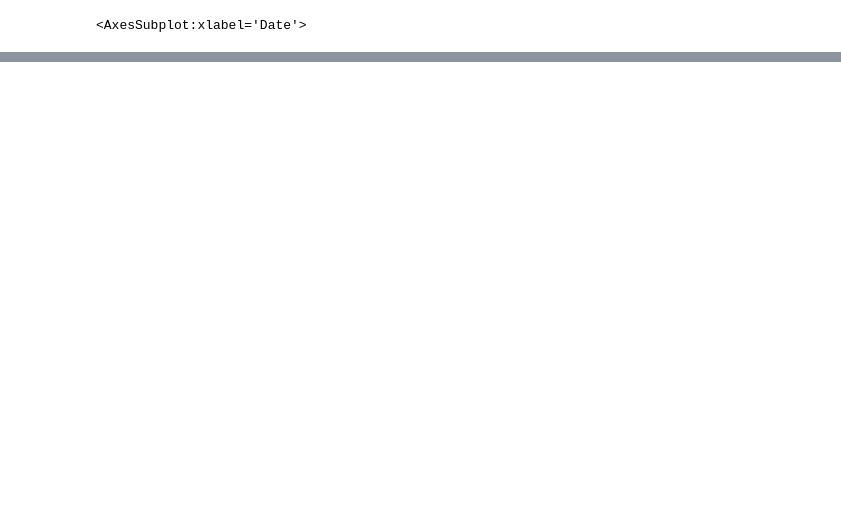
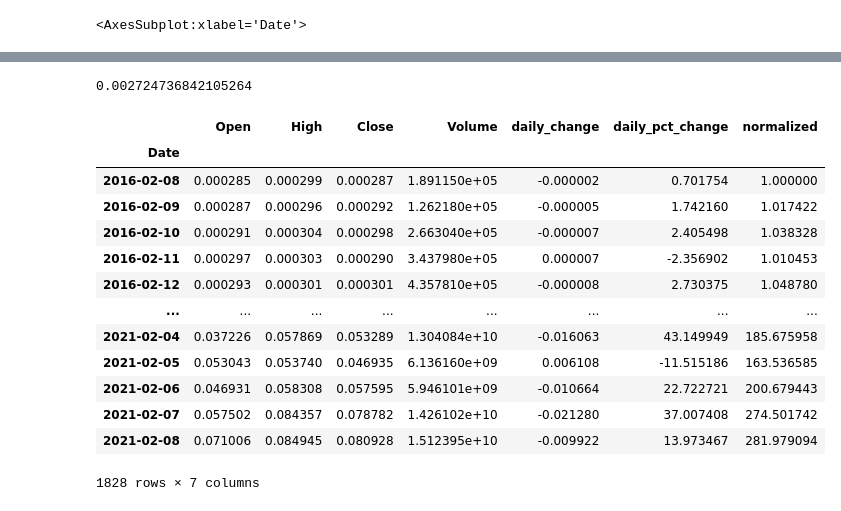
Before and after one commit to george887/IEX_API, a Jupyter notebook: Doge.ipynb, the cells around one changed output, grey strips where cells are left out. Cells and saved outputs as stored; diff of their text form; code cells hidden in the pictures; blank space fills up the shorter version.

```diff
--- a/Doge.ipynb
+++ b/Doge.ipynb
@@ -244,0 +330,21 @@ fig2.savefig('plot.png')
+# %%
+df["Close"].mean()
+# %% [output]
+0.002724736842105264
+# %%
+df.drop(['Low','Adj Close'], axis=1)
+# %% [output]
+|  | Open | High | Close | Volume | daily_change | daily_pct_change | normalized |
+| Date |  |  |  |  |  |  |  |
+| 2016-02-08 | 0.000285 | 0.000299 | 0.000287 | 1.891150e+05 | -0.000002 | 0.701754 | 1.000000 |
+| 2016-02-09 | 0.000287 | 0.000296 | 0.000292 | 1.262180e+05 | -0.000005 | 1.742160 | 1.017422 |
+| 2016-02-10 | 0.000291 | 0.000304 | 0.000298 | 2.663040e+05 | -0.000007 | 2.405498 | 1.038328 |
+| 2016-02-11 | 0.000297 | 0.000303 | 0.000290 | 3.437980e+05 | 0.000007 | -2.356902 | 1.010453 |
+| 2016-02-12 | 0.000293 | 0.000301 | 0.000301 | 4.357810e+05 | -0.000008 | 2.730375 | 1.048780 |
+| ... | ... | ... | ... | ... | ... | ... | ... |
+| 2021-02-04 | 0.037226 | 0.057869 | 0.053289 | 1.304084e+10 | -0.016063 | 43.149949 | 185.675958 |
+| 2021-02-05 | 0.053043 | 0.053740 | 0.046935 | 6.136160e+09 | 0.006108 | -11.515186 | 163.536585 |
+| 2021-02-06 | 0.046931 | 0.058308 | 0.057595 | 5.946101e+09 | -0.010664 | 22.722721 | 200.679443 |
+| 2021-02-07 | 0.057502 | 0.084357 | 0.078782 | 1.426102e+10 | -0.021280 | 37.007408 | 274.501742 |
+| 2021-02-08 | 0.071006 | 0.084945 | 0.080928 | 1.512395e+10 | -0.009922 | 13.973467 | 281.979094 |
+1828 rows × 7 columns
```
Also changed, not shown: parts of 11 cells of this notebook.
